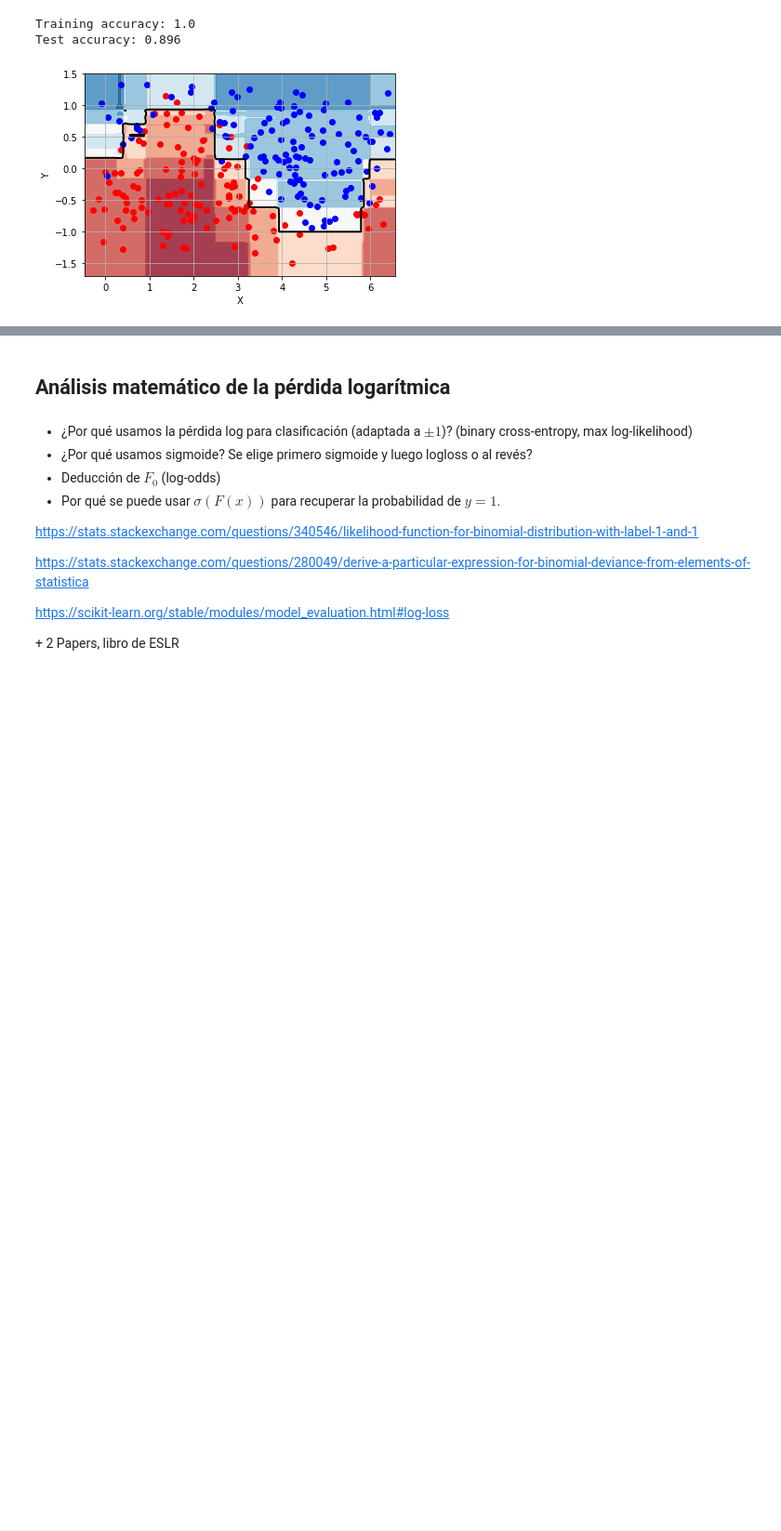
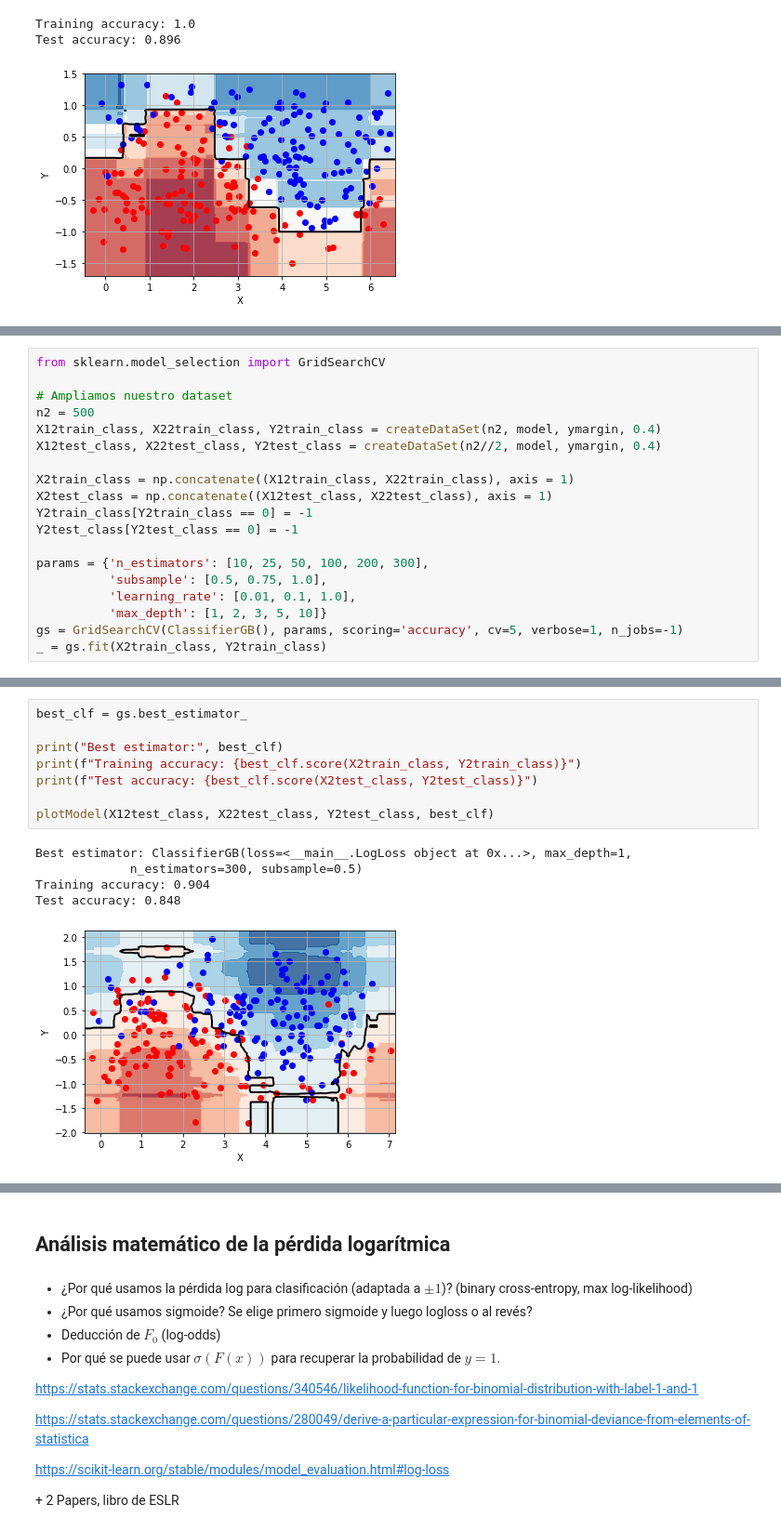
Before and after one commit to Ludvins/MCD_Practicas_MAAA, a Jupyter notebook: P2/P2_boosting.ipynb, the cells around one changed output, grey strips where cells are left out. Shown: that part at 93% size. Drawn from its saved outputs; the diff is of its cells as text; blank space fills up the shorter version.

Commit message:
Añade grid search a boosting

```diff
--- a/P2/P2_boosting.ipynb
+++ b/P2/P2_boosting.ipynb
@@ -646,0 +671,19 @@ plt.show()
+# %%
+from sklearn.model_selection import GridSearchCV
+
+# Ampliamos nuestro dataset
+n2 = 500
+X12train_class, X22train_class, Y2train_class = createDataSet(n2, model, ymargin, 0.4)
+X12test_class, X22test_class, Y2test_class = createDataSet(n2//2, model, ymargin, 0.4)
+
+X2train_class = np.concatenate((X12train_class, X22train_class), axis = 1)
+X2test_class = np.concatenate((X12test_class, X22test_class), axis = 1)
+Y2train_class[Y2train_class == 0] = -1
+Y2test_class[Y2test_class == 0] = -1
+
+params = {'n_estimators': [10, 25, 50, 100, 200, 300],
+          'subsample': [0.5, 0.75, 1.0],
+          'learning_rate': [0.01, 0.1, 1.0],
+          'max_depth': [1, 2, 3, 5, 10]}
+gs = GridSearchCV(ClassifierGB(), params, scoring='accuracy', cv=5, verbose=1, n_jobs=-1)
+_ = gs.fit(X2train_class, Y2train_class)
@@ -646,0 +698,14 @@ plt.show()
+# %%
+best_clf = gs.best_estimator_
+
+print("Best estimator:", best_clf)
+print(f"Training accuracy: {best_clf.score(X2train_class, Y2train_class)}")
+print(f"Test accuracy: {best_clf.score(X2test_class, Y2test_class)}")
+
+plotModel(X12test_class, X22test_class, Y2test_class, best_clf)
+# %% [output]
+Best estimator: ClassifierGB(loss=<__main__.LogLoss object at 0x...>, max_depth=1,
+             n_estimators=300, subsample=0.5)
+Training accuracy: 0.904
+Test accuracy: 0.848
+[figure, added]
```
Also changed, not shown: parts of 12 cells of this notebook.
